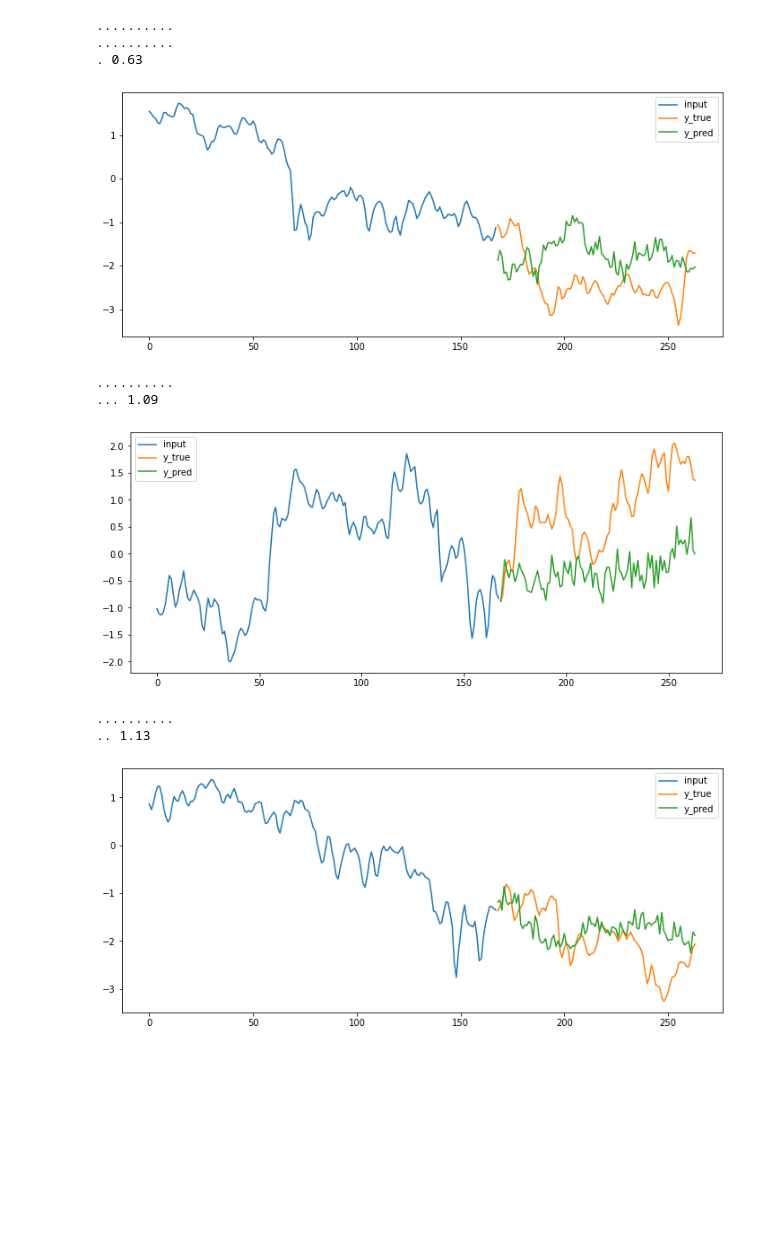
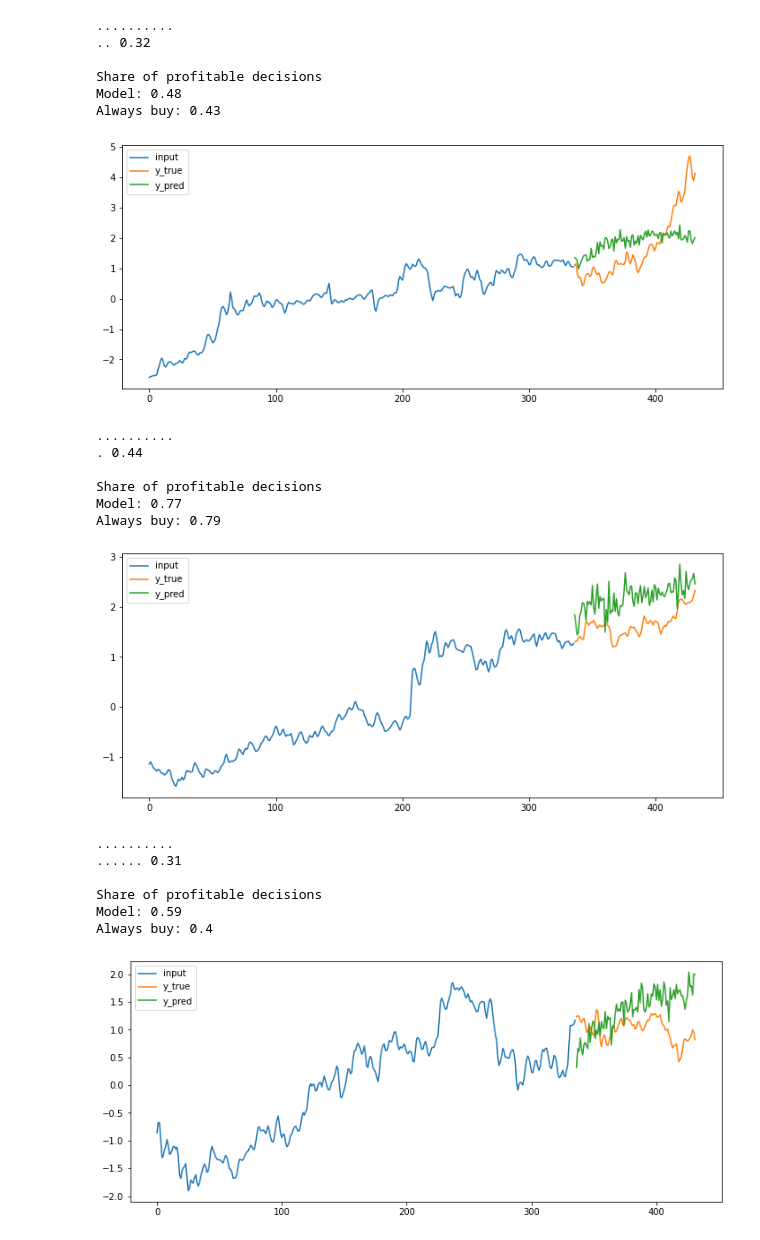
Before and after one commit to martenveskimae/btc, a Jupyter notebook: btc.ipynb, the cells around one changed output. Drawn from its saved outputs; the diff is of its cells as text; code cells hidden in the pictures; blank space fills up the shorter version.

```diff
--- a/btc.ipynb
+++ b/btc.ipynb
@@ -17,11 +17,11 @@ df.Close.plot(figsize=(11,5))
 # %%
-past = 24 * 7
+past = 24 * 14
 future = 24 * 4
 
 gap = 3
 cv_splits = 5
-train_size = 24 * 90
-test_size = 24 * 14
+train_size = 24 * 180
+test_size = 24 * 90
 
 learning_rate = 1e-3
 batch_size = 32
@@ -30,7 +30,7 @@ epochs = 100
 def split_Xy(data):
     inputs, targets = [], []
     start = gap * -1
-    while (start + past + future) < data.shape[0]:
+    while (start + gap + past + future) < data.shape[0]:
         start += gap
         inputs.append(data[start:(start + past)])
         targets.append(data[(start + past): (start + past + future)])
@@ -48,10 +48,18 @@ class DataNormalizer:
         self.std = X.std(axis=1)
 
     def transform(self, X):
-        return (X - np.expand_dims(self.mean, axis=1)) / np.expand_dims(self.std, axis=1)
+        n_dims = len(X.shape)
+        if n_dims == 2:
+            return (X - self.mean[:,np.newaxis]) / self.std[:,np.newaxis]
+        else:
+            return (X - self.mean) / self.std
 
     def inverse_transform(self, X):
-        return X * np.expand_dims(self.std, axis=1) + np.expand_dims(self.mean, axis=1)
+        n_dims = len(X.shape)
+        if n_dims == 2:
+            return (X * self.std[:,np.newaxis]) + self.mean[:,np.newaxis]
+        else:
+            return X * self.std + self.mean
 
     def fit_transform(self, X):
         self.fit(X)
@@ -96,6 +104,19 @@ def plot_model(X, y_true, n=5):
     y_pred = model.predict(X[idx])
     for i in range(n):
         plot_sample(X[idx[i]], y_true[idx[i]], y_pred[i])
+
+
+def sim(X, y_true, profit = 1.05, spread = 1.001):
+    buy_price = norm_test.inverse_transform(X[:,-1])
+    sell_price = buy_price * spread * profit
+
+    y_pred = model.predict(X)
+    buy = (sell_price[:, np.newaxis] <= norm_test.inverse_transform(y_pred)).sum(axis=1) > 24
+
+    outcome = (sell_price[:,np.newaxis] <= norm_test.inverse_transform(y_test)).sum(axis=1) > 0
+    score = (buy[buy] == outcome[buy]).mean()
+
+    return score, outcome.mean()
 # %%
 class PrintDot(keras.callbacks.Callback):
     def on_train_begin(self, logs=None):
@@ -103,6 +124,13 @@ class PrintDot(keras.callbacks.Callback):
 
     def on_train_end(self, logs=None):
         print(f' {round(self.best, 2)}')
+
+        score, baseline = sim(X_test, y_test)
+        print('')
+        print('Share of profitable decisions')
+        print(f'Model: {round(score, 2)}')
+        print(f'Always buy: {round(baseline, 2)}')
+
         plot_model(X_test, y_test, 1)
 
     def on_epoch_end(self, epoch, logs=None):
@@ -125,8 +153,8 @@ tscv = TimeSeriesSplit(n_splits=cv_splits, max_train_size=train_size, test_size=
 
 for train_idx, test_idx in tscv.split(df.Close):
     train, test = df.Close.values[train_idx], df.Close.values[test_idx]
-    X_train, y_train, _ = split_and_transform(train)
-    X_test, y_test, _ = split_and_transform(test)
+    X_train, y_train, norm_train = split_and_transform(train)
+    X_test, y_test, norm_test = split_and_transform(test)
 
     model = get_model()
     model.fit(
@@ -147,10 +183,21 @@ for train_idx, test_idx in tscv.split(df.Close):
 ..........
-..........
-. 0.63
+.. 0.32
+
+Share of profitable decisions
+Model: 0.48
+Always buy: 0.43
-[figure, old version]
+[figure, new version]
 ..........
-... 1.09
+. 0.44
+
+Share of profitable decisions
+Model: 0.77
+Always buy: 0.79
-[figure, old version]
+[figure, new version]
 ..........
-.. 1.13
+...... 0.31
+
+Share of profitable decisions
+Model: 0.59
+Always buy: 0.4
-[figure, old version]
+[figure, new version]
```
Also changed, not shown: parts of 3 cells of this notebook.
